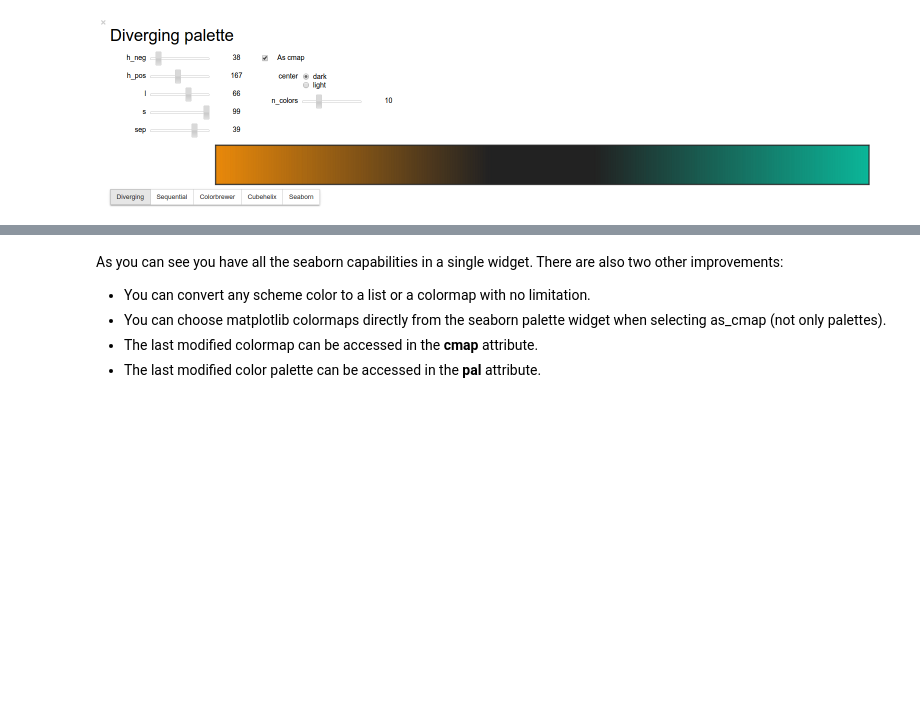
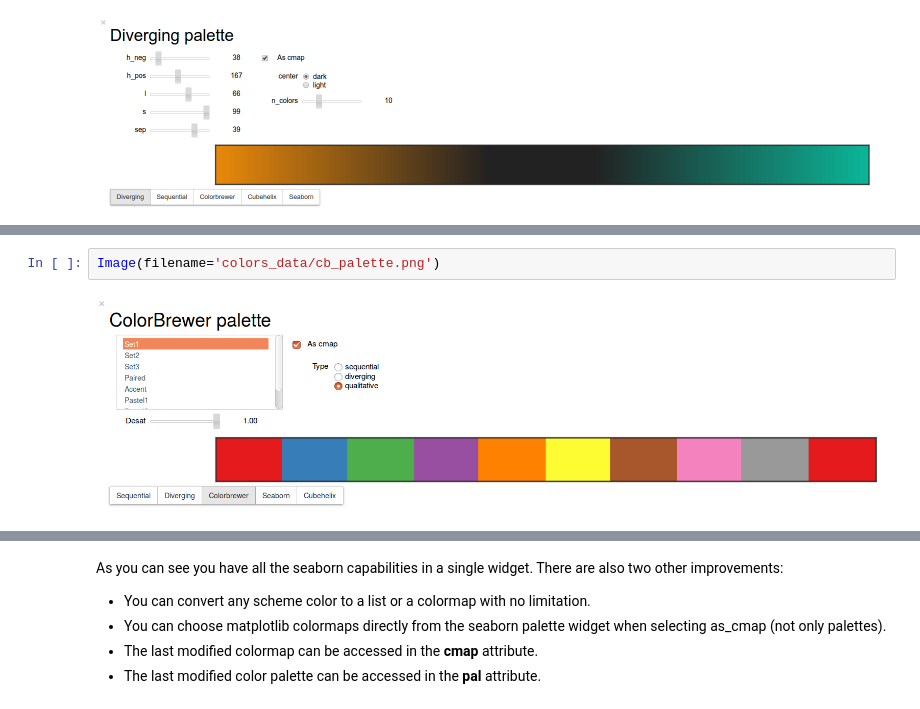
Before and after one commit to HCsoft-RD/shaolin, a Jupyter notebook: examples/Shaolin Colors.ipynb, the cells around one changed output, grey strips where cells are left out. Cells and saved outputs as stored; diff of their text form; blank space fills up the shorter version.

```diff
--- a/examples/Shaolin Colors.ipynb
+++ b/examples/Shaolin Colors.ipynb
@@ -56,0 +61,4 @@ Image(filename='colors_data/img_1.png')
+# %%
+Image(filename='colors_data/cb_palette.png')
+# %% [output]
+[figure, added]
```
Also changed, not shown: parts of 12 cells of this notebook, 16 other files.
